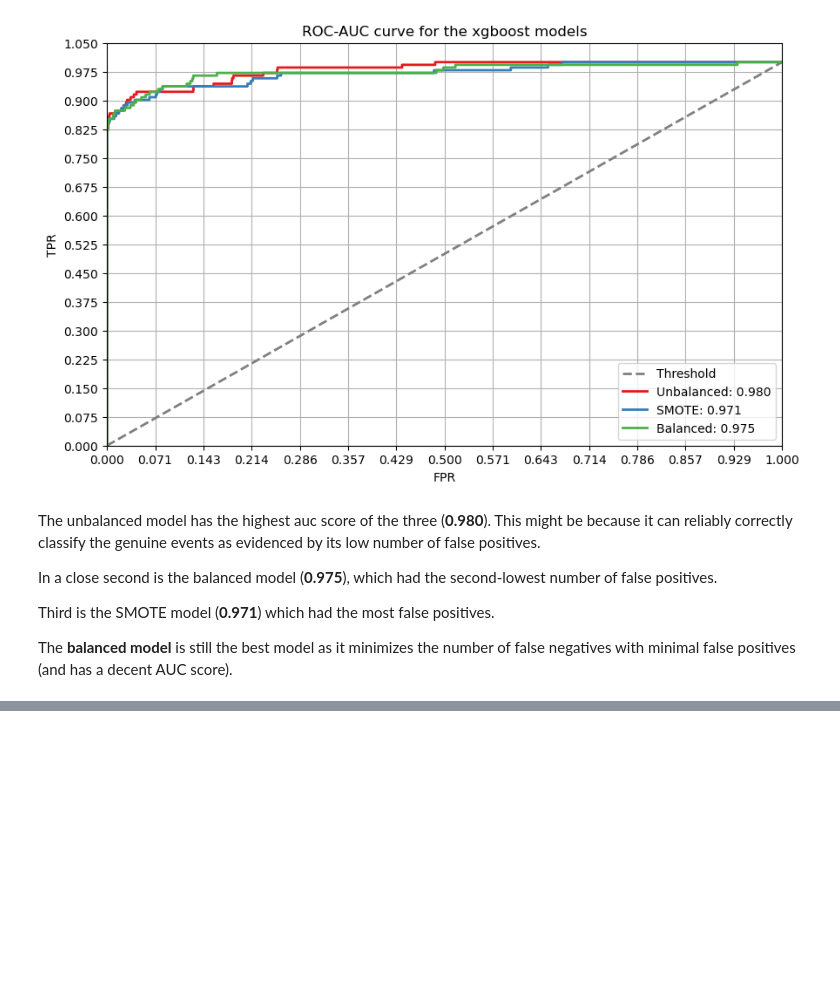
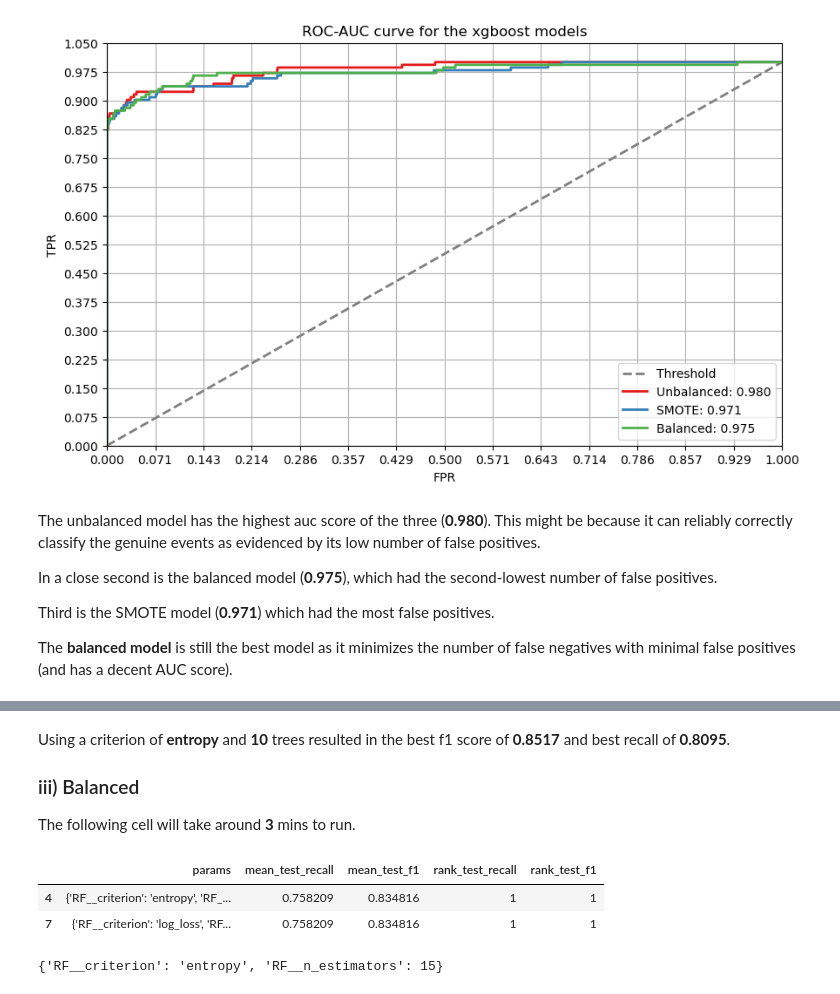
Before and after one commit to NgundoMuithya/Kaggle_Credit_Card_Fraud_Detection, a Jupyter notebook: notebook.ipynb, the cells around one changed output, grey strips where cells are left out. Saved outputs shown, nothing was run; the diff lists cells and outputs as text; code cells hidden in the pictures; blank space fills up the shorter version.

```diff
--- a/notebook.ipynb
+++ b/notebook.ipynb
@@ -955,0 +1027,34 @@ from sklearn.tree import RandomForestClassifier
+# %% [markdown]
+Using a criterion of **entropy** and **10** trees resulted in the best f1 score of **0.8517** and best recall of **0.8095**.
+
+### iii) Balanced
+
+The following cell will take around **3** mins to run.
+# %%
+balanced_rf_pipeline = Pipeline(
+    steps=[
+        ('RF', RandomForestClassifier(random_state=2026, class_weight='balanced'))
+    ]
+)
+
+best_balanced_rf_model = GridSearchCV(
+    estimator=balanced_rf_pipeline,
+    param_grid=rf_params,
+    scoring=['recall', 'f1'],
+    refit='f1',
+    n_jobs=-2
+)
+
+best_balanced_rf_model.fit(X_train_scaled, y_train)
+
+balanced_rf_results = pd.DataFrame(best_balanced_rf_model.cv_results_)[['params', 'mean_test_recall', 'mean_test_f1', 'rank_test_recall', 'rank_test_f1']]
+
+balanced_rf_results[balanced_rf_results['rank_test_f1'] == 1]
+# %% [output]
+|  | params | mean_test_recall | mean_test_f1 | rank_test_recall | rank_test_f1 |
+| 4 | {'RF__criterion': 'entropy', 'RF_... | 0.758209 | 0.834816 | 1 | 1 |
+| 7 | {'RF__criterion': 'log_loss', 'RF... | 0.758209 | 0.834816 | 1 | 1 |
+# %%
+best_balanced_rf_model.best_params_
+# %% [output]
+{'RF__criterion': 'entropy', 'RF__n_estimators': 15}
```
Also changed, not shown: parts of 11 cells of this notebook.
